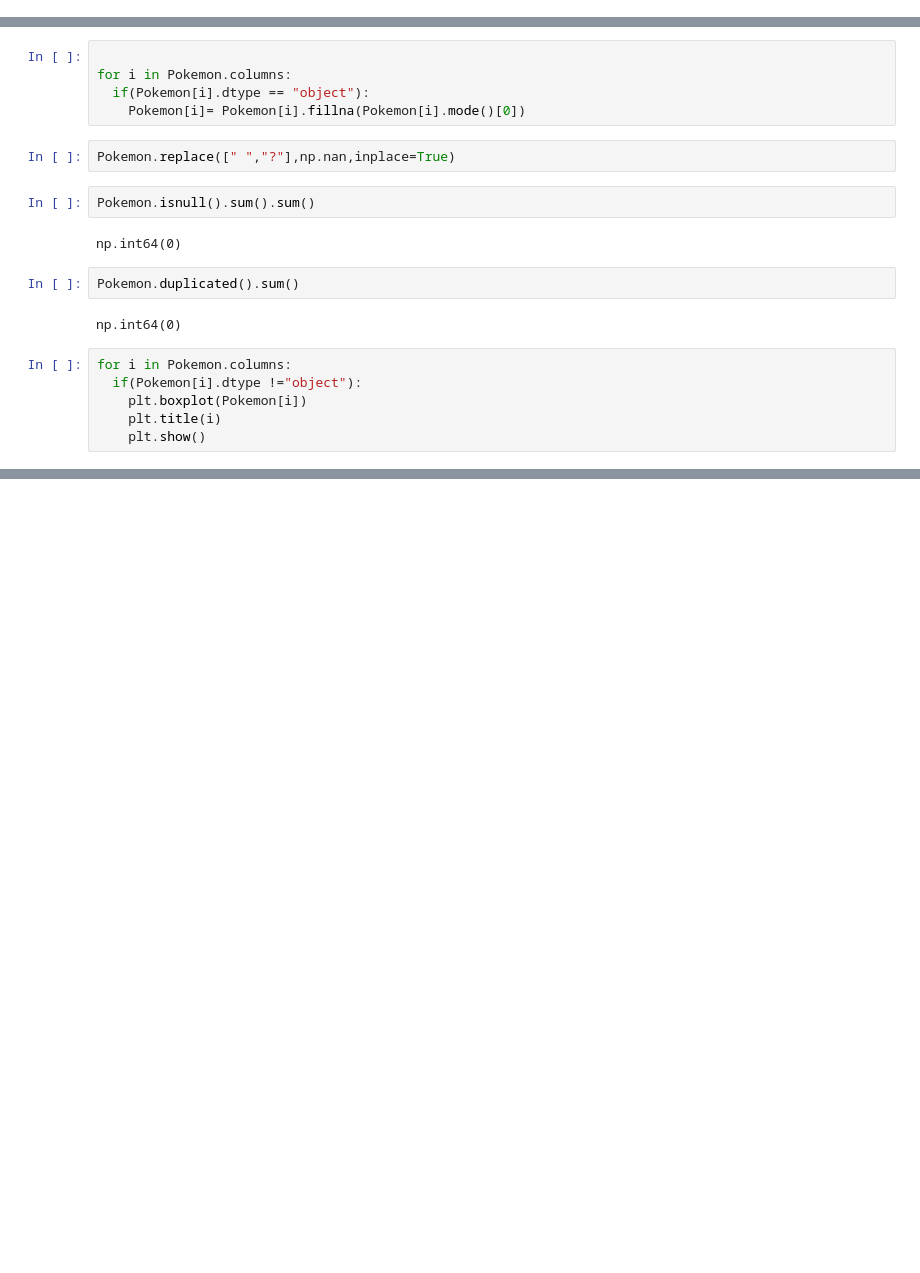
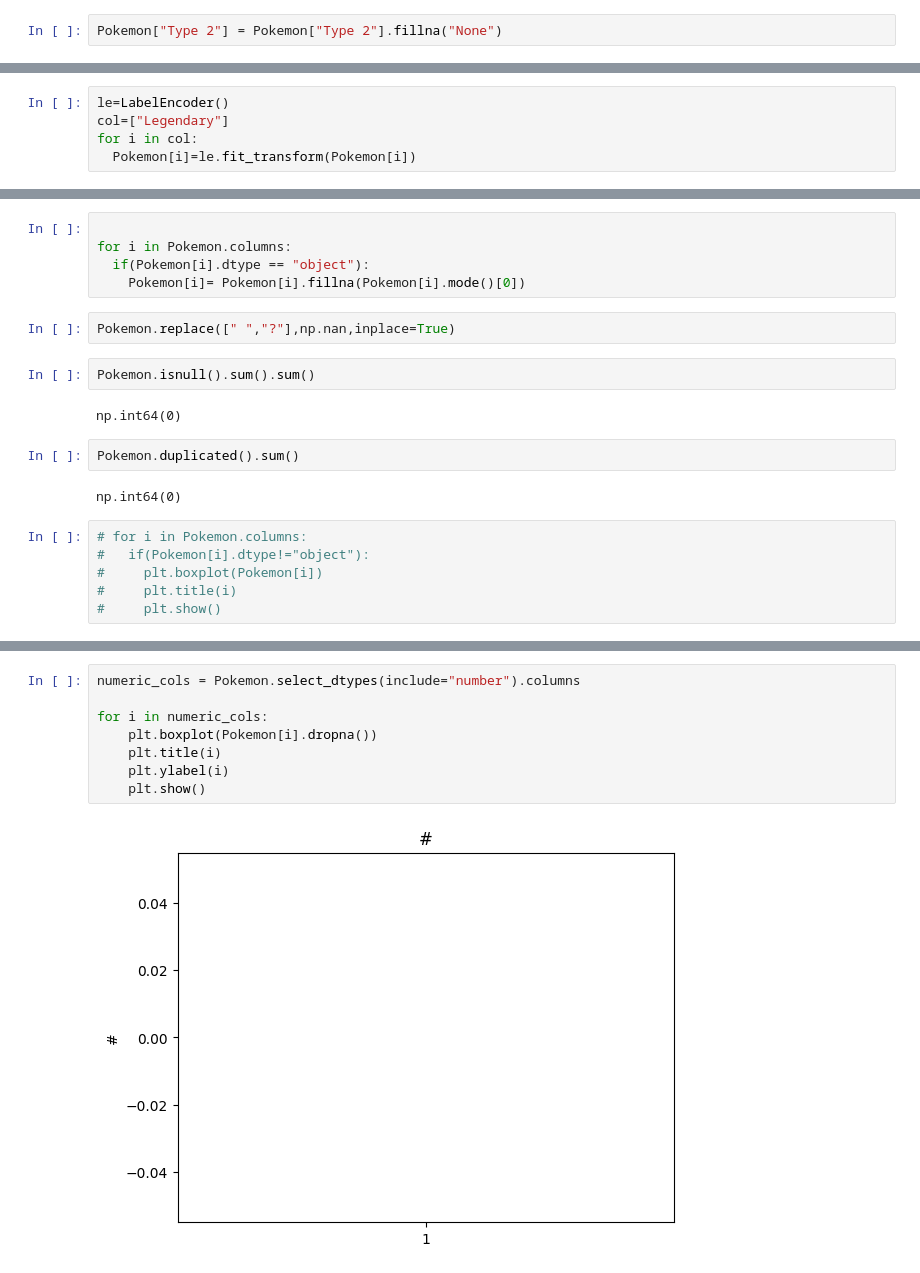
Before and after one commit to sk-shahsi/ML_Model, a Jupyter notebook: Decsion_Tree_Assignment.ipynb, the cells around one changed output, grey strips where cells are left out. Cells and saved outputs as stored; diff of their text form; blank space fills up the shorter version.

```diff
--- a/Decsion_Tree_Assignment.ipynb
+++ b/Decsion_Tree_Assignment.ipynb
@@ -73,3 +92,5 @@ Pokemon.isnull().sum()
 | Generation | 0 |
 | Legendary | 0 |
 dtype: int64
+# %%
+Pokemon["Type 2"] = Pokemon["Type 2"].fillna("None")
@@ -75,0 +118,5 @@ dtype: int64
+# %%
+le=LabelEncoder()
+col=["Legendary"]
+for i in col:
+  Pokemon[i]=le.fit_transform(Pokemon[i])
@@ -89,8 +150,8 @@ Pokemon.duplicated().sum()
 # %% [output]
 np.int64(0)
 # %%
-for i in Pokemon.columns:
-  if(Pokemon[i].dtype !="object"):
-    plt.boxplot(Pokemon[i])
-    plt.title(i)
-    plt.show()
+# for i in Pokemon.columns:
+#   if(Pokemon[i].dtype!="object"):
+#     plt.boxplot(Pokemon[i])
+#     plt.title(i)
+#     plt.show()
@@ -108,0 +158,10 @@ TypeError: numpy boolean subtract, the `-` operator, is not supported, use the b
+# %%
+numeric_cols = Pokemon.select_dtypes(include="number").columns
+
+for i in numeric_cols:
+    plt.boxplot(Pokemon[i].dropna())
+    plt.title(i)
+    plt.ylabel(i)
+    plt.show()
+# %% [output]
+[figure, added]
```
Also changed, not shown: parts of 17 cells of this notebook.
